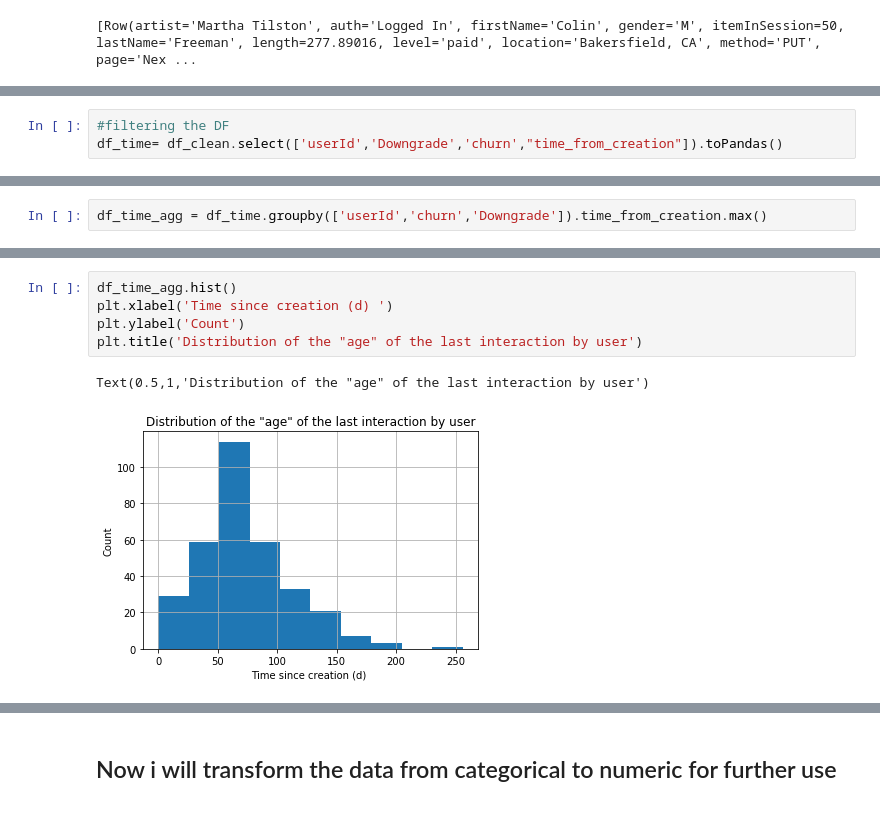
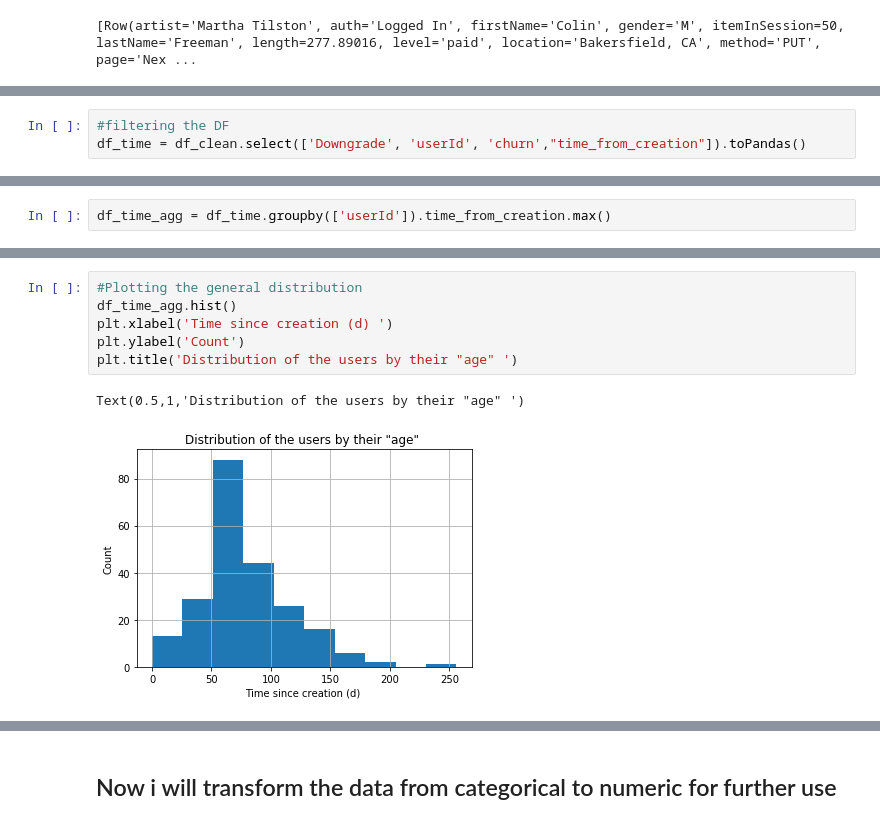
Before and after one commit to leandrominer85/Sparkfy, a Jupyter notebook: Sparkify_small_dataset.ipynb, the cells around one changed output, grey strips where cells are left out. Drawn from its saved outputs; the diff is of its cells as text.

```diff
--- a/Sparkify_small_dataset.ipynb
+++ b/Sparkify_small_dataset.ipynb
@@ -396,3 +399,3 @@ df_clean.take(1)
 # %%
 #filtering the DF
-df_time= df_clean.select(['userId','Downgrade','churn',"time_from_creation"]).toPandas()
+df_time = df_clean.select(['Downgrade', 'userId', 'churn',"time_from_creation"]).toPandas()
@@ -454,5 +402,5 @@ figure.tight_layout(w_pad = 10 )
 # %%
-df_time_agg = df_time.groupby(['userId','churn','Downgrade']).time_from_creation.max()
+df_time_agg = df_time.groupby(['userId']).time_from_creation.max()
 # %%
 df_time_agg.head()
 # %% [output]
@@ -466,8 +426,9 @@ Name: time_from_creation, dtype: int32
 # %%
+#Plotting the general distribution
 df_time_agg.hist()
 plt.xlabel('Time since creation (d) ')
 plt.ylabel('Count')
-plt.title('Distribution of the "age" of the last interaction by user')
+plt.title('Distribution of the users by their "age" ')
 # %% [output]
-Text(0.5,1,'Distribution of the "age" of the last interaction by user')
+Text(0.5,1,'Distribution of the users by their "age" ')
-[figure, old version]
+[figure, new version]
```
Also changed, not shown: parts of 12 cells of this notebook.
